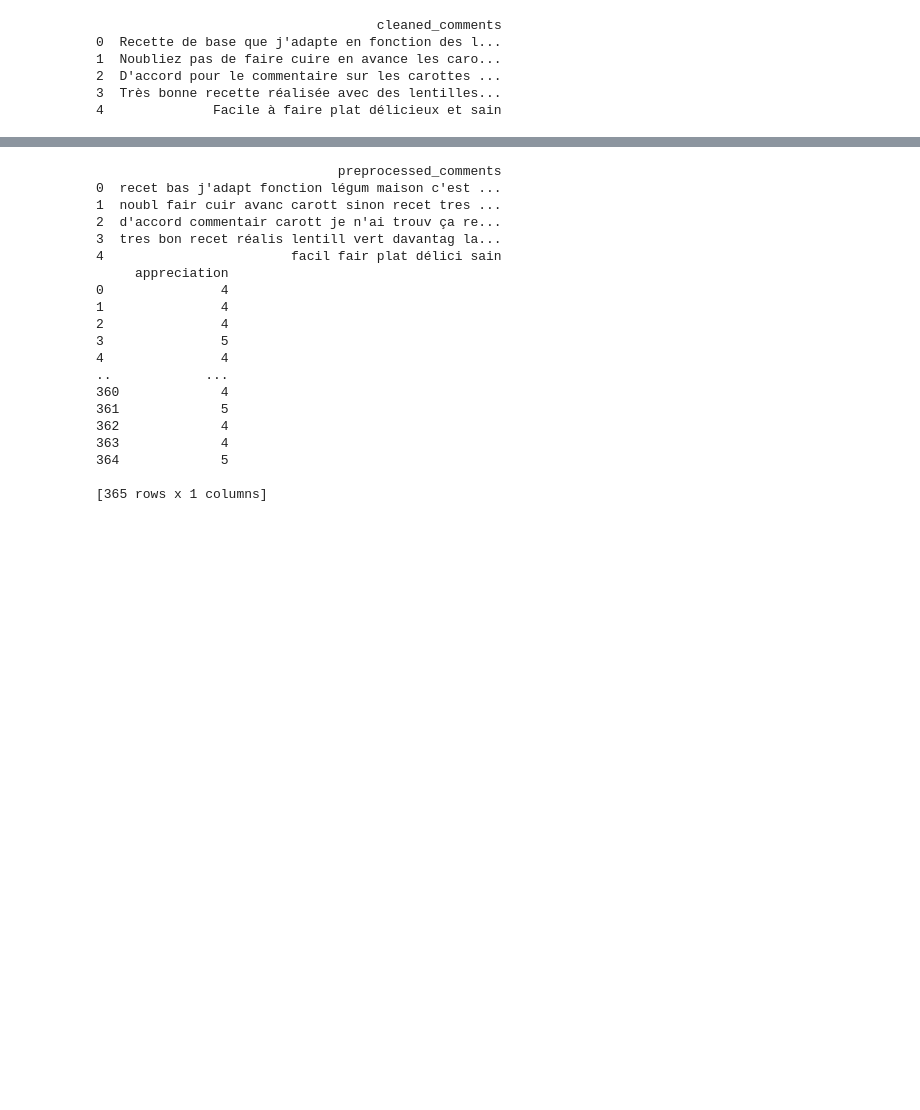
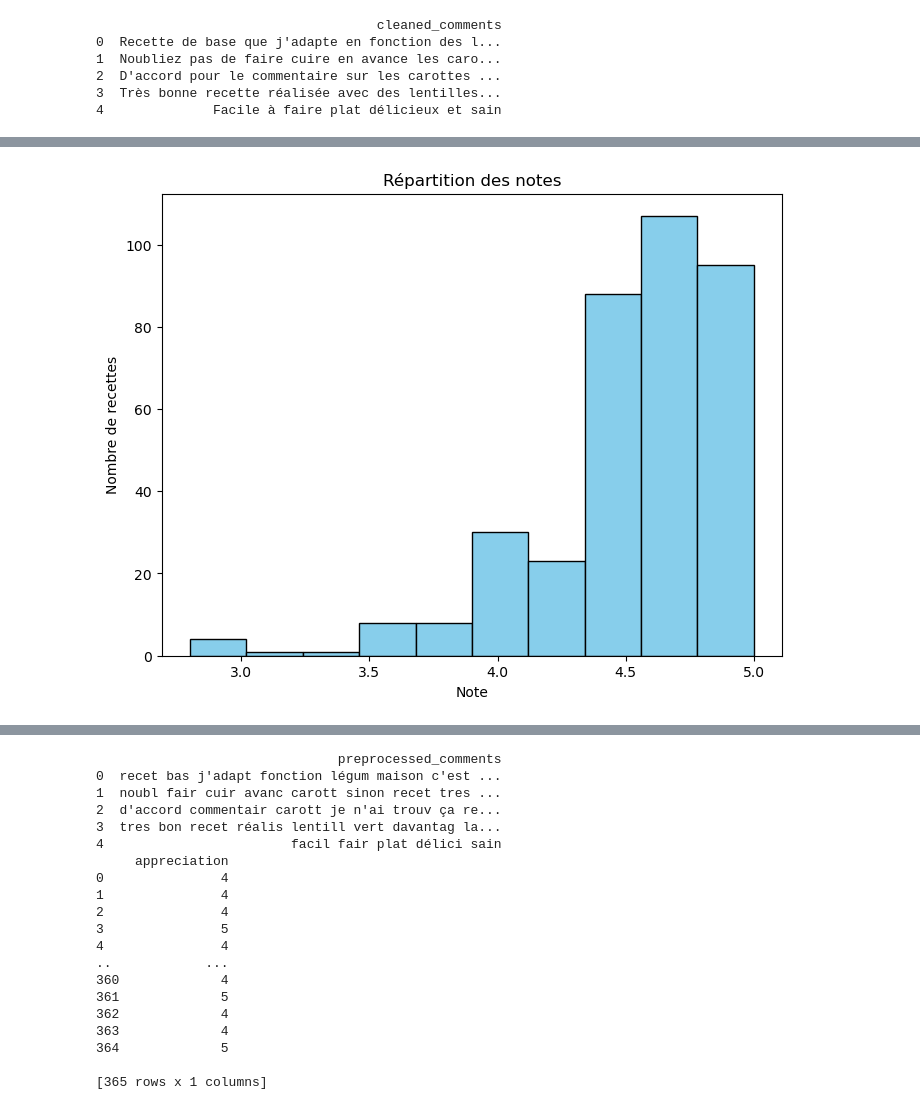
Before and after one commit to IkramBlsl/Big-Data-Analytics, a Jupyter notebook: Big_Data_Analytics .ipynb, the cells around one changed output, grey strips where cells are left out. Saved outputs shown, nothing was run; the diff lists cells and outputs as text; code cells hidden in the pictures; blank space fills up the shorter version.

```diff
--- a/Big_Data_Analytics .ipynb
+++ b/Big_Data_Analytics .ipynb
@@ -194,0 +236,9 @@ print(cleaned_data.head())
+# %%
+plt.figure(figsize=(8, 6))
+plt.hist(data['appreciation'], bins=10, color='skyblue', edgecolor='black')
+plt.title('Répartition des notes')
+plt.xlabel('Note')
+plt.ylabel('Nombre de recettes')
+plt.show()
+# %% [output]
+[figure, added]
```
Also changed, not shown: parts of 15 cells of this notebook.
